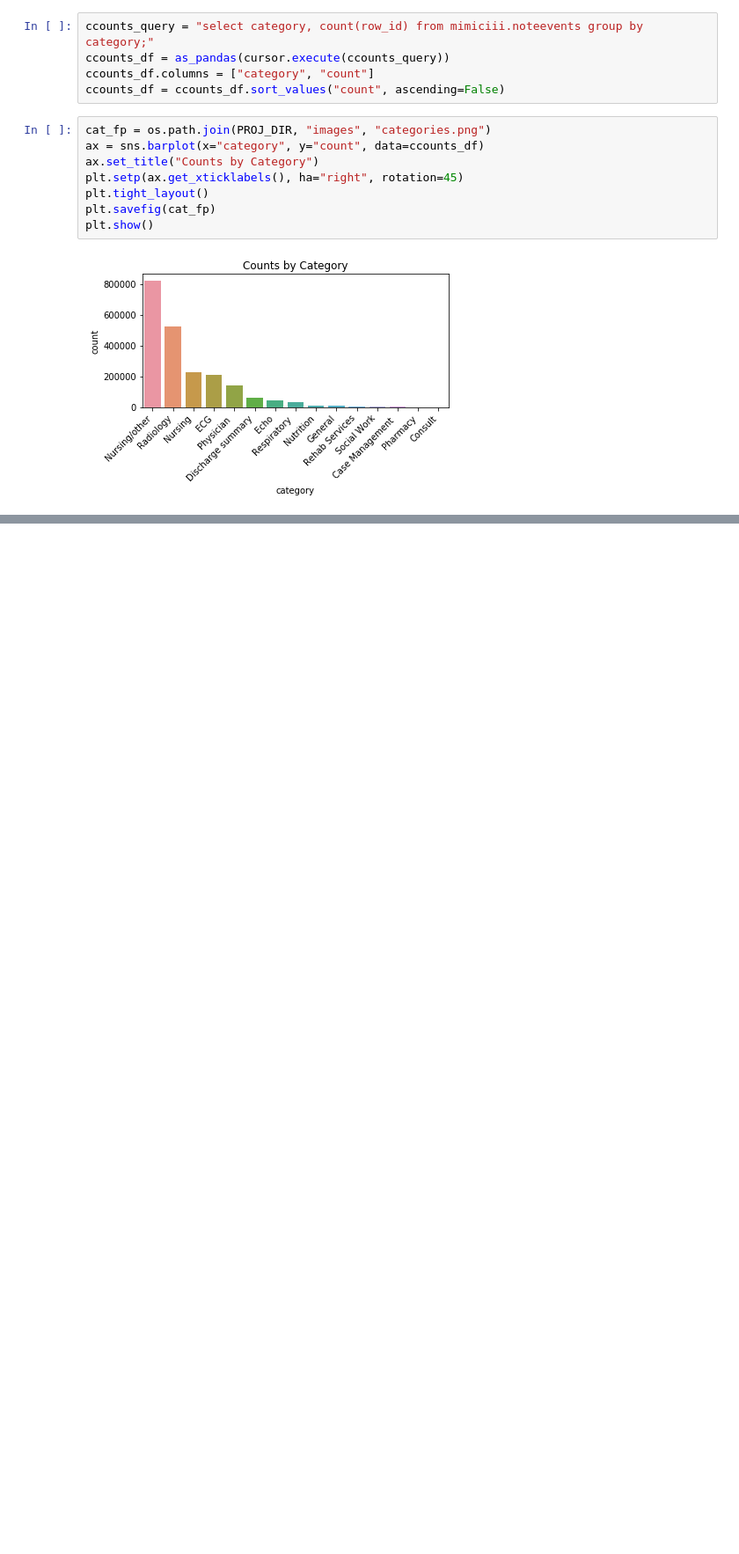
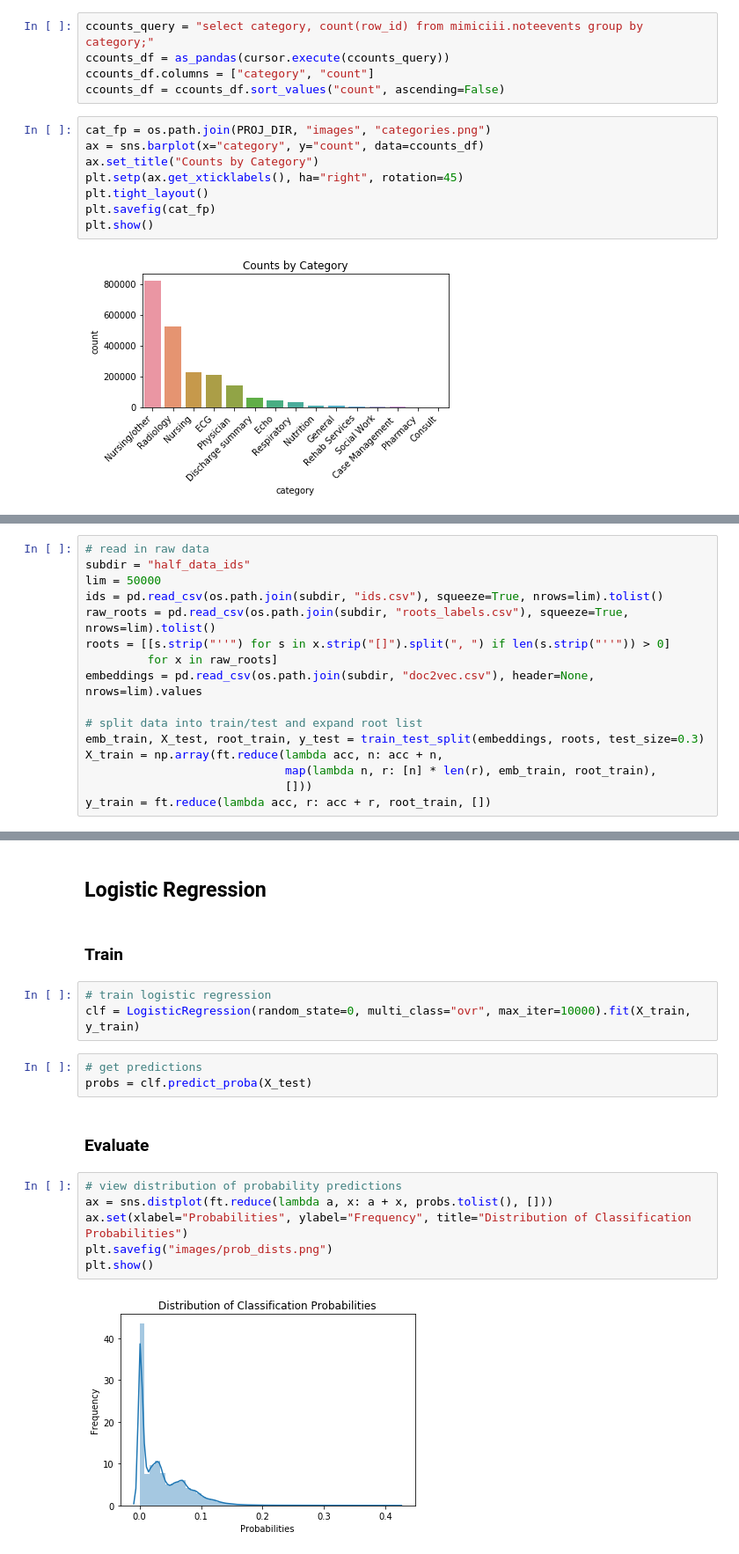
Before and after one commit to cccdenhart/icd-tagging, a Jupyter notebook: report.ipynb, the cells around one changed output, grey strips where cells are left out. Shown: that part at 88% size. Saved outputs shown, nothing was run; the diff lists cells and outputs as text; blank space fills up the shorter version.

```diff
--- a/report.ipynb
+++ b/report.ipynb
@@ -235,0 +113,16 @@ results_df = pd.DataFrame.from_records(results)
+# %%
+# read in raw data
+subdir = "half_data_ids"
+lim = 50000
+ids = pd.read_csv(os.path.join(subdir, "ids.csv"), squeeze=True, nrows=lim).tolist()
+raw_roots = pd.read_csv(os.path.join(subdir, "roots_labels.csv"), squeeze=True, nrows=lim).tolist()
+roots = [[s.strip("''") for s in x.strip("[]").split(", ") if len(s.strip("''")) > 0]
+         for x in raw_roots]
+embeddings = pd.read_csv(os.path.join(subdir, "doc2vec.csv"), header=None, nrows=lim).values
+
+# split data into train/test and expand root list
+emb_train, X_test, root_train, y_test = train_test_split(embeddings, roots, test_size=0.3)
+X_train = np.array(ft.reduce(lambda acc, n: acc + n,
+                             map(lambda n, r: [n] * len(r), emb_train, root_train),
+                             []))
+y_train = ft.reduce(lambda acc, r: acc + r, root_train, [])
@@ -235,0 +153,20 @@ results_df = pd.DataFrame.from_records(results)
+# %% [markdown]
+## Logistic Regression
+# %% [markdown]
+### Train
+# %%
+# train logistic regression
+clf = LogisticRegression(random_state=0, multi_class="ovr", max_iter=10000).fit(X_train, y_train)
+# %%
+# get predictions
+probs = clf.predict_proba(X_test)
+# %% [markdown]
+### Evaluate
+# %%
+# view distribution of probability predictions
+ax = sns.distplot(ft.reduce(lambda a, x: a + x, probs.tolist(), []))
+ax.set(xlabel="Probabilities", ylabel="Frequency", title="Distribution of Classification Probabilities")
+plt.savefig("images/prob_dists.png")
+plt.show()
+# %% [output]
+[figure, added]
```
Also changed, not shown: parts of 60 cells of this notebook, 5 other files.
